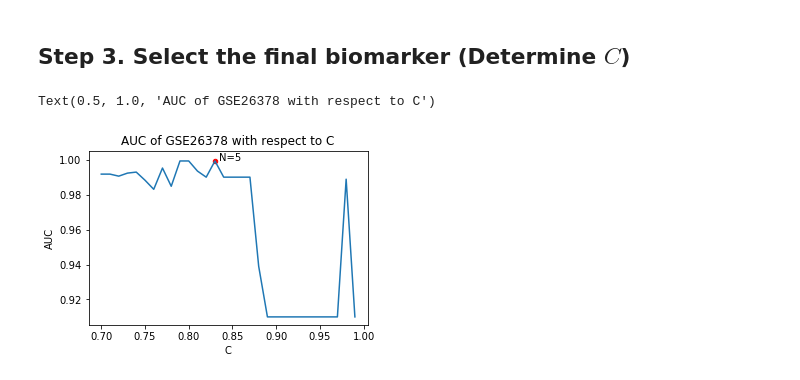
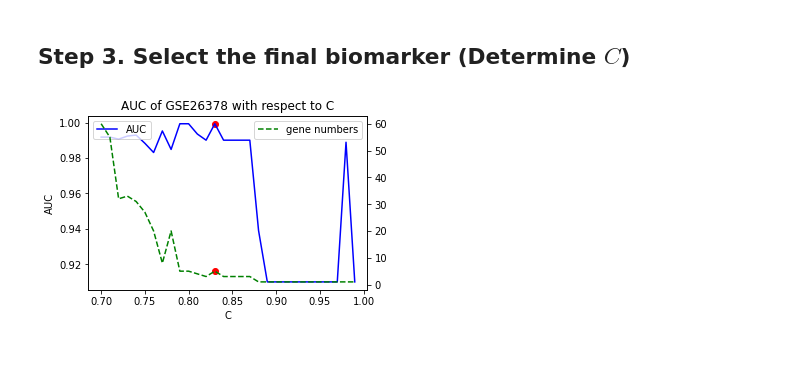
Before and after one commit to bio-LIFTS/LIFTS, a Jupyter notebook: RLR/main.ipynb, the cells around one changed output. Cells and saved outputs as stored; diff of their text form; code cells hidden in the pictures.

```diff
--- a/RLR/main.ipynb
+++ b/RLR/main.ipynb
@@ -146,17 +146,24 @@ for i in range(30):
 
 pd.DataFrame(record).to_excel("results.xlsx")
 # %%
-plt.figure(figsize=(5,3.2))
 c = np.array(record["C"])
+num_genes = np.array(record["num_genes"])
 auc_curve = np.array(record["26378"])
-plt.plot(c,auc_curve,label="GSE26378")
+
+fig = plt.figure(figsize=(5,3.2))
+ax1 = fig.add_subplot(111)
+ax1.plot(c,auc_curve,label="AUC",c='b')
+ax1.scatter(0.83,auc_curve[13],c='r')
+ax1.legend(loc=2)
 #plt.plot(c,np.max(auc_curve)+np.zeros(c.shape),c='blue',linestyle=':')
-plt.xlabel("C")
-plt.ylabel("AUC")
-plt.scatter(0.83,record["26378"][13],c='r',s=20)
-plt.annotate("N=5",xy=(0.83,auc_curve[13]),xytext=(0.835,auc_curve[13]))
+ax1.set_xlabel("C")
+ax1.set_ylabel("AUC")
+ax2 = ax1.twinx()
+ax2.plot(c,num_genes,label = "gene numbers",c='g',linestyle="--")
+#ax2.plot([0.83,0.83],[5,60],c='black',linestyle=':')
+ax2.scatter(0.83,num_genes[13],c='r')
+ax2.legend(loc=1)
 plt.title("AUC of GSE26378 with respect to C")
-#plt.savefig("figure/s2.pdf")
+plt.savefig("figure/s2.pdf")
 # %% [output]
-Text(0.5, 1.0, 'AUC of GSE26378 with respect to C')
-[figure, old version]
+[figure, new version]
```
Also changed, not shown: parts of 1 cell of this notebook, 4 other files.
